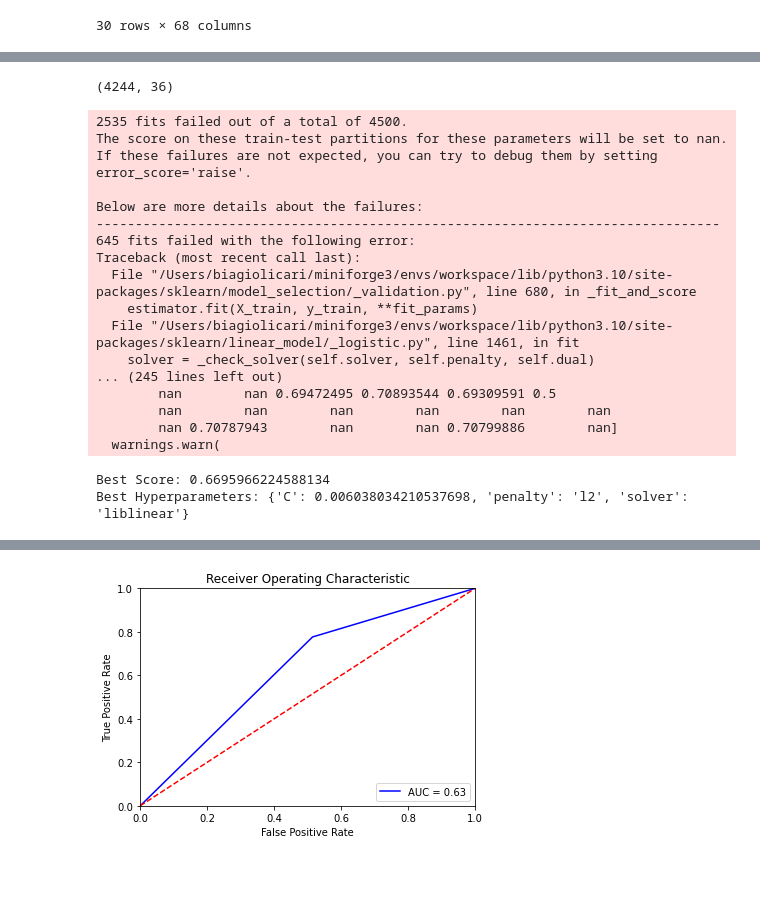
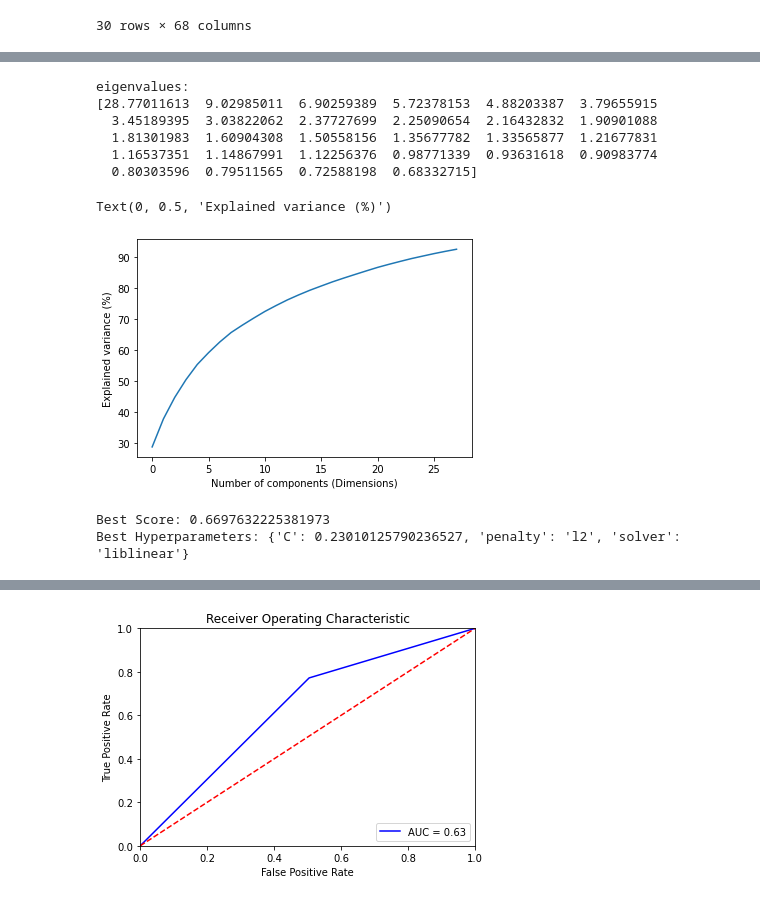
Before and after one commit to biagio7xD/nba_predictions, a Jupyter notebook: nba_prediction.ipynb, the cells around one changed output, grey strips where cells are left out. Cells and saved outputs as stored; diff of their text form; code cells hidden in the pictures; blank space fills up the shorter version.

```diff
--- a/nba_prediction.ipynb
+++ b/nba_prediction.ipynb
@@ -48,22 +47,21 @@ def get_features_labels_from_df(df, cols_to_delete, label_col):
 features, labels = get_features_labels_from_df(nba_df, cols_delete, 'HOME_TEAM_WINS')
 # %%
 def get_normalized_features(features):
-    cols_names = features.columns
     tmp = preprocessing.normalize(features)
-    return pd.DataFrame(tmp, columns=cols_names)
+    return pd.DataFrame(tmp, columns=features.columns)
 
 def get_powertrasform_data(features):
     # perform a yeo-johnson transform of the dataset
     pt = PowerTransformer(method='yeo-johnson')
-    return pd.DataFrame(pt.fit_transform(features))
+    return pd.DataFrame(pt.fit_transform(features), columns=features.columns)
 
 def get_robust_scaled_data(features):
     robust_scaler = RobustScaler()
     robust_scaler.fit(features)
-    return pd.DataFrame(robust_scaler.transform(features))
+    return pd.DataFrame(robust_scaler.transform(features), columns=features.columns)
 
 def get_standard_scaled_data(features):
     robust_scaler = StandardScaler()
     robust_scaler.fit(features)
-    return pd.DataFrame(robust_scaler.transform(features))
+    return pd.DataFrame(robust_scaler.transform(features), columns=features.columns)
 # %%
@@ -79,10 +93,24 @@ X_train, X_test, y_train, y_test = train_test_split(normalized_features, labels,
 pca.fit(X_train)
 X_train = pca.transform(X_train)
 X_test = pca.transform(X_test)
-# %%
-X_test.shape
-# %% [output]
-(4244, 36)
+# %%
+from sklearn.decomposition import PCA
+print('eigenvalues:')
+print(pca.explained_variance_ratio_*100)
+print()
+# Make the scree plot
+plt.plot(np.cumsum(pca.explained_variance_ratio_ * 100))
+plt.xlabel("Number of components (Dimensions)")
+plt.ylabel("Explained variance (%)")
+# %% [output]
+eigenvalues:
+[28.77011613  9.02985011  6.90259389  5.72378153  4.88203387  3.79655915
+  3.45189395  3.03822062  2.37727699  2.25090654  2.16432832  1.90901088
+  1.81301983  1.60904308  1.50558156  1.35677782  1.33565877  1.21677831
+  1.16537351  1.14867991  1.12256376  0.98771339  0.93631618  0.90983774
+  0.80303596  0.79511565  0.72588198  0.68332715]
+Text(0, 0.5, 'Explained variance (%)')
+[figure, added]
 # %%
 # random search logistic regression model on the sonar dataset
 from scipy.stats import loguniform
@@ -94,39 +122,22 @@ from sklearn.model_selection import RandomizedSearchCV
 # define model
 model = LogisticRegression(random_state=42)
 # define evaluation
-cv = RepeatedStratifiedKFold(n_splits=5, n_repeats=3, random_state=42)
+cv = RepeatedStratifiedKFold(n_splits=10, n_repeats=3, random_state=42)
 # define search space
 space = dict()
-space['solver'] = ['newton-cg', 'lbfgs', 'liblinear']
-space['penalty'] = ['l1', 'l2', 'elasticnet']
-space['C'] = loguniform(1e-5, 200)
+space['solver'] = ['liblinear']
+space['penalty'] = ['l2']
+space['C'] = loguniform(1e-5, 300)
 # define search
 scoring = [
     'accuracy', 'balanced_accuracy', 'f1', 'roc_auc'
 ]
-search = RandomizedSearchCV(model, space, n_iter=300, scoring=scoring, refit='accuracy', n_jobs=-1, cv=cv, random_state=42, verbose=0)
+search = RandomizedSearchCV(model, space, n_iter=500, scoring='accuracy', n_jobs=-1, cv=cv, random_state=42, verbose=0)
 # execute search
 result = search.fit(X_train, y_train)
 # summarize result
 print('Best Score: %s' % result.best_score_)
 print('Best Hyperparameters: %s' % result.best_params_)
 # %% [output]
-2535 fits failed out of a total of 4500.
-The score on these train-test partitions for these parameters will be set to nan.
-If these failures are not expected, you can try to debug them by setting error_score='raise'.
-
-Below are more details about the failures:
---------------------------------------------------------------------------------
-645 fits failed with the following error:
-Traceback (most recent call last):
-  File "/Users/biagiolicari/miniforge3/envs/workspace/lib/python3.10/site-packages/sklearn/model_selection/_validation.py", line 680, in _fit_and_score
-    estimator.fit(X_train, y_train, **fit_params)
-  File "/Users/biagiolicari/miniforge3/envs/workspace/lib/python3.10/site-packages/sklearn/linear_model/_logistic.py", line 1461, in fit
-    solver = _check_solver(self.solver, self.penalty, self.dual)
-... (245 lines left out)
-        nan        nan 0.69472495 0.70893544 0.69309591 0.5
-        nan        nan        nan        nan        nan        nan
-        nan 0.70787943        nan        nan 0.70799886        nan]
-  warnings.warn(
+Best Score: 0.6697632225381973
+Best Hyperparameters: {'C': 0.23010125790236527, 'penalty': 'l2', 'solver': 'liblinear'}
-Best Score: 0.6695966224588134
-Best Hyperparameters: {'C': 0.006038034210537698, 'penalty': 'l2', 'solver': 'liblinear'}
```
Also changed, not shown: parts of 30 cells of this notebook.
